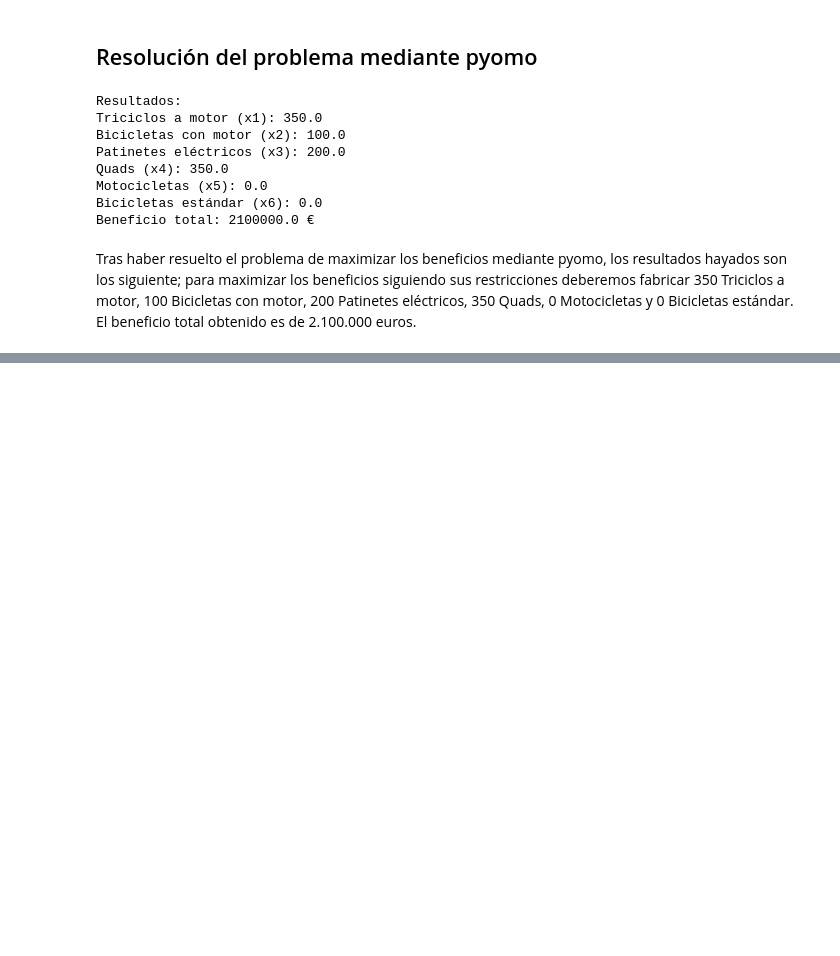
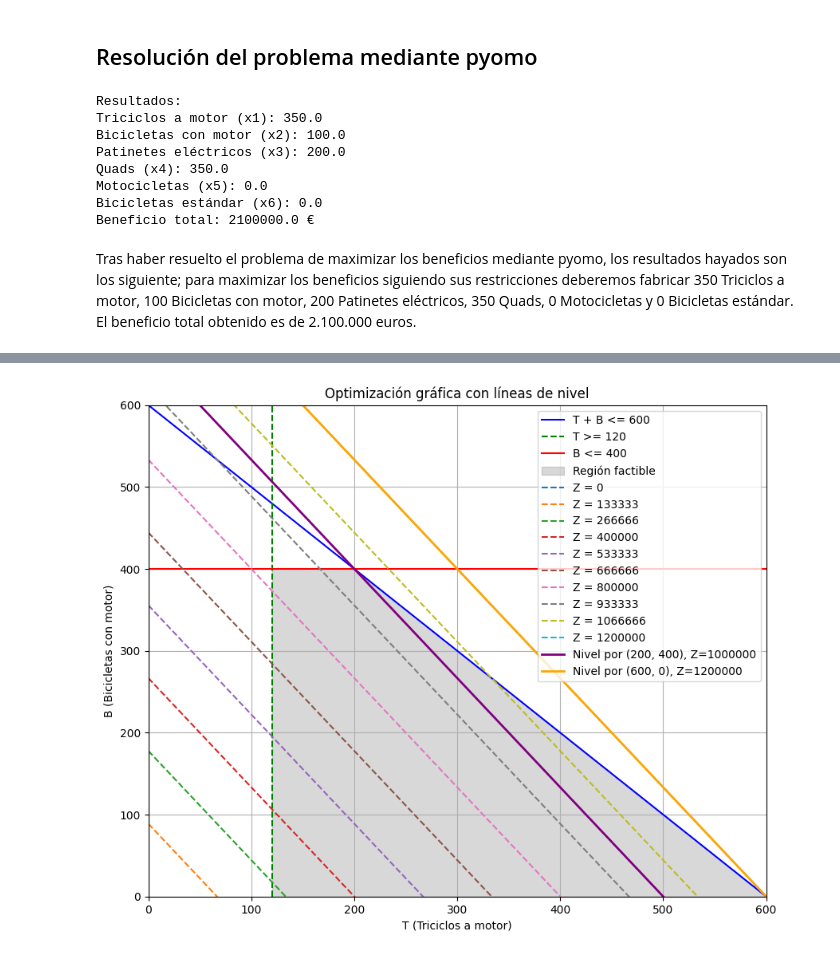
Before and after one commit to seerraa16/Investigacion_operativa, a Jupyter notebook: Problema.ipynb, the cells around one changed output, grey strips where cells are left out. Cells and saved outputs as stored; diff of their text form; code cells hidden in the pictures; blank space fills up the shorter version.

```diff
--- a/Problema.ipynb
+++ b/Problema.ipynb
@@ -135,0 +110,61 @@ plt.show()
+# %%
+import numpy as np
+import matplotlib.pyplot as plt
+
+# Definir las restricciones
+def restricciones():
+    # Restricción 1: T + B <= 600
+    x = np.linspace(0, 600, 500)
+    y1 = 600 - x
+
+    # Restricción 2: T >= 120
+    y2 = np.full_like(x, np.inf)
+    y2[x >= 120] = 0  # Límite en T = 120
+
+    # Restricción 3: B <= 400
+    y3 = np.full_like(x, 400)
+
+    return x, y1, y2, y3
+
+# Definir la función objetivo
+def funcion_objetivo(x, z):
+    return (z - 2000 * x) / 1500
+
+# Configurar el gráfico
+x, y1, y2, y3 = restricciones()
+plt.figure(figsize=(10, 8))
+
+# Dibujar restricciones
+plt.plot(x, y1, label='T + B <= 600', color='blue')
+plt.axvline(x=120, label='T >= 120', color='green', linestyle='--')
+plt.plot(x, y3, label='B <= 400', color='red')
+
+# Sombrear la región factible
+y_lim = np.minimum(np.minimum(y1, y3), 600 - x)
+plt.fill_between(x, 0, y_lim, where=(x >= 120), color='gray', alpha=0.3, label='Región factible')
+
+# Dibujar líneas de nivel de la función objetivo
+niveles = np.linspace(0, 1_200_000, 10)  # Crear 10 niveles de Z
+for z in niveles:
+    y_obj = funcion_objetivo(x, z)
+    plt.plot(x, y_obj, linestyle='--', label=f'Z = {int(z)}')
+
+# Añadir líneas que pasan por puntos específicos
+z1 = 2000 * 200 + 1500 * 400  # Valor de Z para (200, 400)
+z2 = 2000 * 600 + 1500 * 0    # Valor de Z para (600, 0)
+plt.plot(x, funcion_objetivo(x, z1), color='purple', linewidth=2, label=f'Nivel por (200, 400), Z={int(z1)}')
+plt.plot(x, funcion_objetivo(x, z2), color='orange', linewidth=2, label=f'Nivel por (600, 0), Z={int(z2)}')
+
+# Agregar etiquetas y leyenda
+plt.title('Optimización gráfica con líneas de nivel')
+plt.xlabel('T (Triciclos a motor)')
+plt.ylabel('B (Bicicletas con motor)')
+plt.xlim(0, 600)
+plt.ylim(0, 600)
+plt.legend()
+
+# Mostrar el gráfico
+plt.grid(True)
+plt.show()
+# %% [output]
+[figure, added]
```
Also changed, not shown: parts of 6 cells of this notebook.
